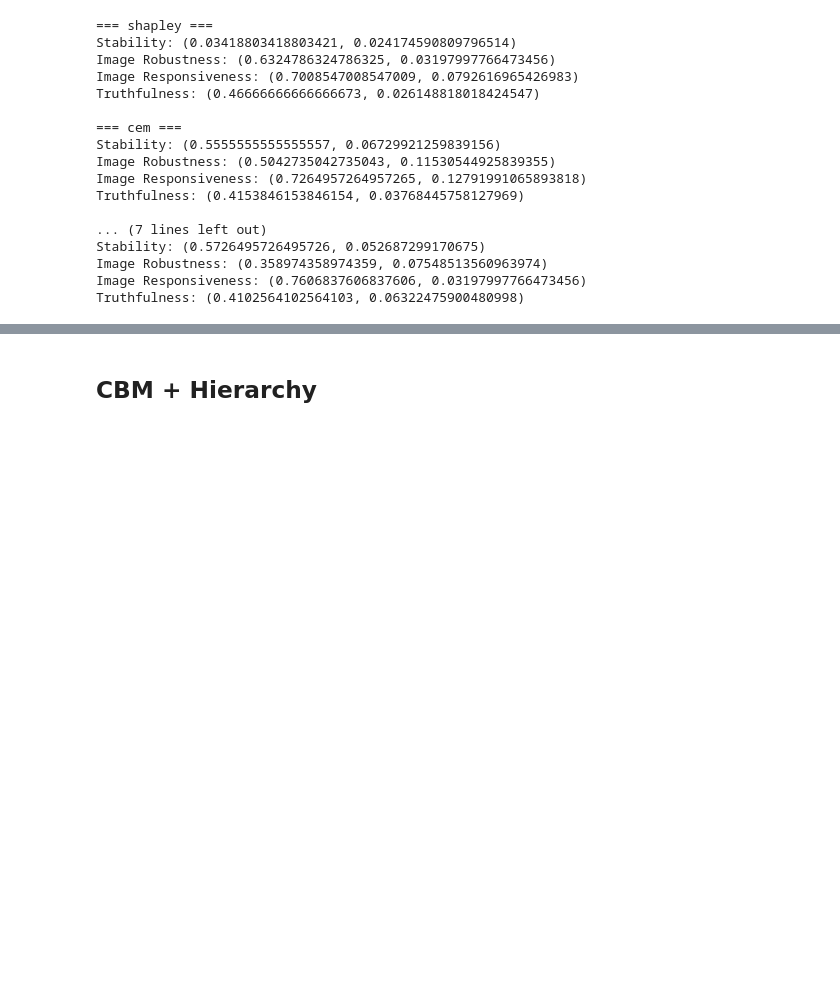
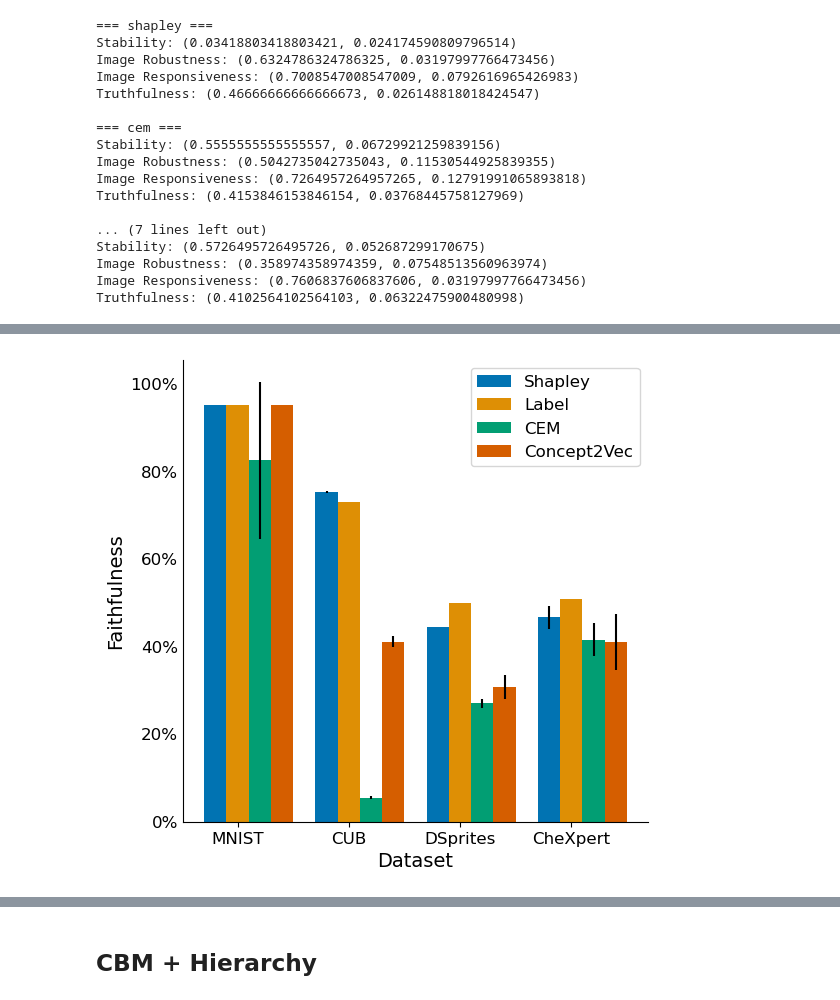
Before and after one commit to naveenr414/Concept-Learning, a Jupyter notebook: scripts/Plotting.ipynb, the cells around one changed output, grey strips where cells are left out. Cells and saved outputs as stored; diff of their text form; code cells hidden in the pictures; blank space fills up the shorter version.

```diff
--- a/scripts/Plotting.ipynb
+++ b/scripts/Plotting.ipynb
@@ -434,0 +462,17 @@ Truthfulness: (0.4102564102564103, 0.06322475900480998)
+# %%
+datasets = ['mnist','cub','dsprites','chexpert']
+methods = ['shapley','label','cem','concept2vec']
+
+truth_data = {}
+
+for d in datasets:
+    truth_data[d] = []
+
+    for m in methods:
+        file_name = "results/evaluation/{}_{}.txt".format(d,m)
+        f = open(file_name).read().split("\n")
+        f = [i for i in f if 'Truthfulness' in i][0]
+        f = eval(f.split(": ")[1])
+        mean, std = f
+        truth_data[d].append((mean,std))
+truth_data
@@ -434,0 +496,61 @@ Truthfulness: (0.4102564102564103, 0.06322475900480998)
+# %%
+datasets = ['MNIST','CUB','DSprites','CheXpert']
+methods = ['Shapley','Label','CEM','Concept2Vec']
+# %%
+cb_palette = sns.color_palette("colorblind")
+
+# Set the color cycle to use this palette
+plt.rcParams['axes.prop_cycle'] = plt.cycler(color=cb_palette)
+
+means = []
+stds = []
+for group in truth_data.keys():
+    group_data = truth_data[group]
+    group_means = [t[0] for t in group_data]
+    group_stds = [t[1] for t in group_data]
+    means.append(group_means)
+    stds.append(group_stds)
+
+means = list(np.array(means).T)
+stds = list(np.array(stds).T)
+
+# Set up the figure and axis objects
+fig, ax = plt.subplots(figsize=(6,6))
+
+# Set the x-ticks and labels
+ind = np.arange(len(datasets))
+ax.set_xticks(ind)
+ax.set_xticklabels(datasets)
+
+# Set the y-axis label
+ax.set_ylabel('Faithfulness',fontsize=14)
+plt.xlabel("Dataset",fontsize=14)
+
+# Plot the bars with standard deviation error bars
+width = 0.2
+for i in range(len(means)):
+    group_means = means[i]
+    group_stds = stds[i]
+    print(group_means,group_stds,ind)
+    ax.bar(ind + i*width, group_means, width, label=datasets, yerr=group_stds)
+
+ax.set_xticks([r + width for r in range(len(ind))])
+ax.set_xticklabels(datasets,fontsize=12)
+
+fmt = mtick.PercentFormatter(xmax=1.0)
+ax.yaxis.set_major_formatter(fmt)
+plt.yticks(fontsize=12)
+
+ax.spines['top'].set_visible(False)
+ax.spines['right'].set_visible(False)
+ax.tick_params(axis='y', length=0)
+
+
+# Add a legend
+ax.legend(methods,fontsize=12)
+
+plt.savefig('scripts/Figures/bar_plot_faithfulness.pdf', dpi=300, bbox_inches='tight')
+
+# Show the plot
+plt.show()
+# %% [output]
@@ -434,0 +561 @@ Truthfulness: (0.4102564102564103, 0.06322475900480998)
+[figure, added]
```
Also changed, not shown: parts of 12 cells of this notebook, 2 other files.
